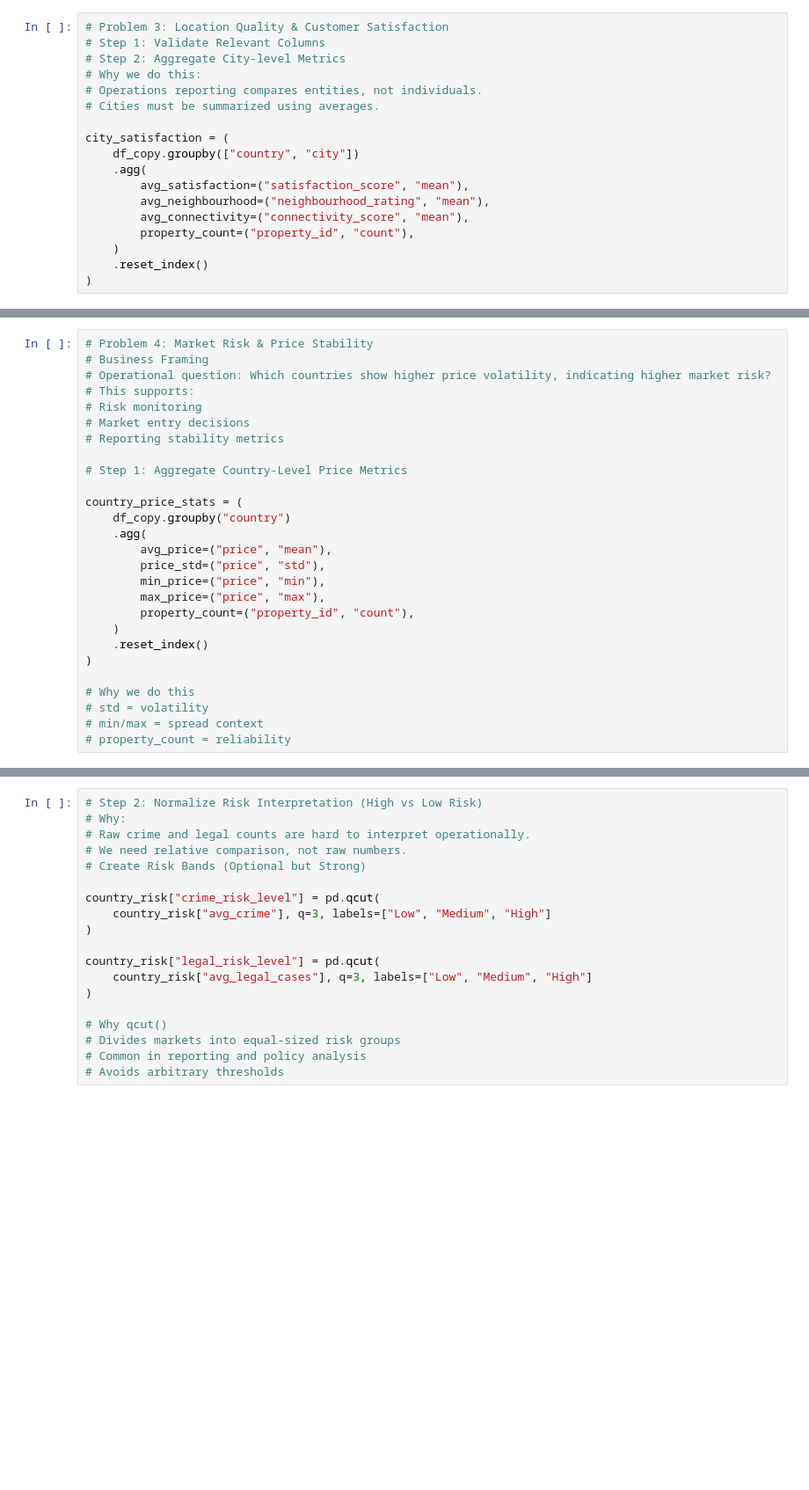
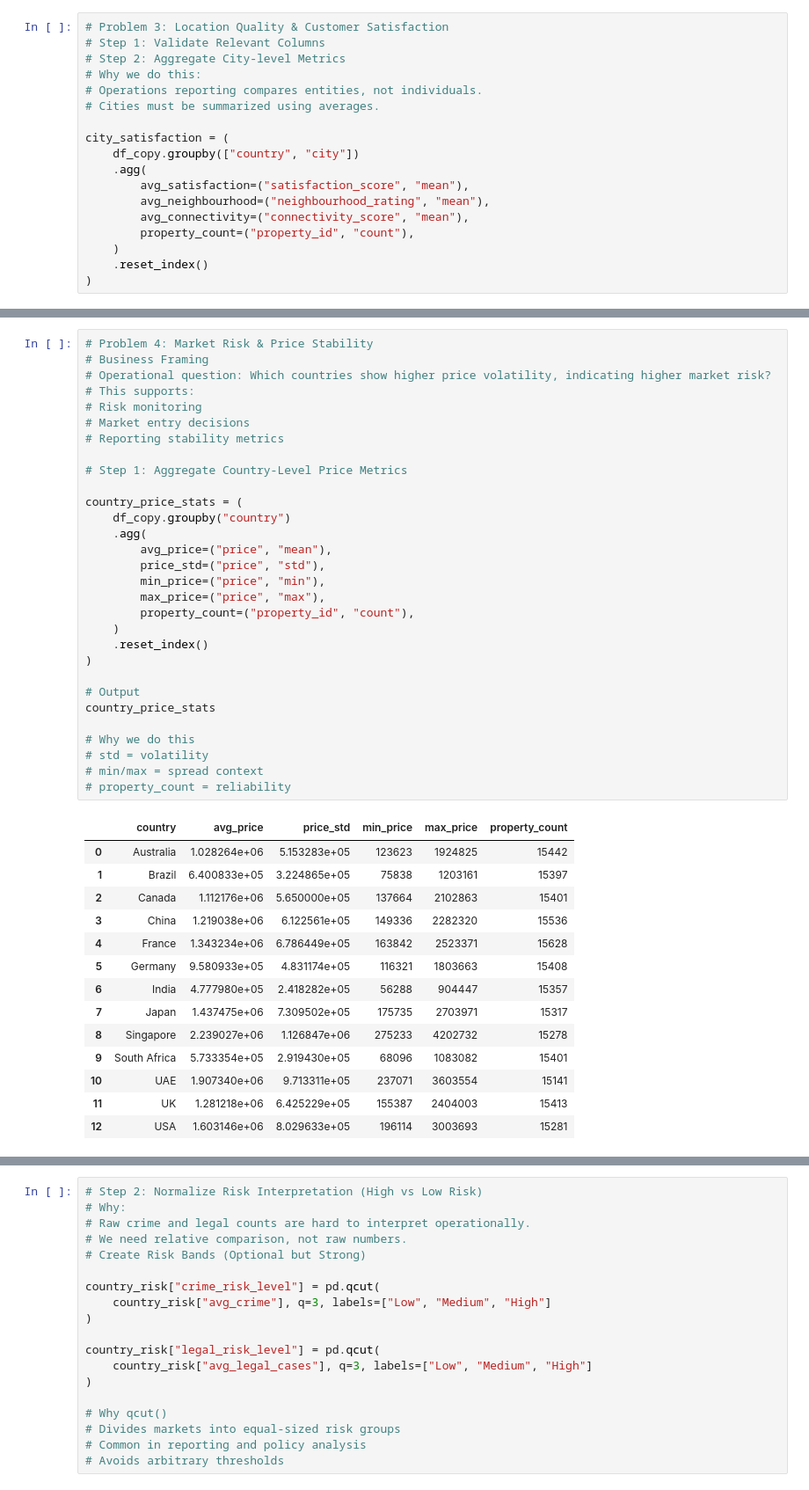
Before and after one commit to alhakimdata/python-data-analysis, a Jupyter notebook: Project-1_Global Housing Market Analysis/Global_house_purchase.ipynb, the cells around one changed output, grey strips where cells are left out. Shown at 88% size. Saved outputs shown, nothing was run; the diff lists cells and outputs as text; blank space fills up the shorter version.

```diff
--- a/Project-1_Global Housing Market Analysis/Global_house_purchase.ipynb
+++ b/Project-1_Global Housing Market Analysis/Global_house_purchase.ipynb
@@ -351,30 +474,48 @@ city_satisfaction[["avg_satisfaction", "avg_neighbourhood", "avg_connectivity"]]
 # %%
 # Problem 4: Market Risk & Price Stability
 # Business Framing
 # Operational question: Which countries show higher price volatility, indicating higher market risk?
 # This supports:
 # Risk monitoring
 # Market entry decisions
 # Reporting stability metrics
 
 # Step 1: Aggregate Country-Level Price Metrics
 
 country_price_stats = (
     df_copy.groupby("country")
     .agg(
         avg_price=("price", "mean"),
         price_std=("price", "std"),
         min_price=("price", "min"),
         max_price=("price", "max"),
         property_count=("property_id", "count"),
     )
     .reset_index()
 )
 
+# Output
+country_price_stats
+
 # Why we do this
 # std = volatility
 # min/max = spread context
 # property_count = reliability
+# %% [output]
+|  | country | avg_price | price_std | min_price | max_price | property_count |
+| 0 | Australia | 1.028264e+06 | 5.153283e+05 | 123623 | 1924825 | 15442 |
+| 1 | Brazil | 6.400833e+05 | 3.224865e+05 | 75838 | 1203161 | 15397 |
+| 2 | Canada | 1.112176e+06 | 5.650000e+05 | 137664 | 2102863 | 15401 |
+| 3 | China | 1.219038e+06 | 6.122561e+05 | 149336 | 2282320 | 15536 |
+| 4 | France | 1.343234e+06 | 6.786449e+05 | 163842 | 2523371 | 15628 |
+| 5 | Germany | 9.580933e+05 | 4.831174e+05 | 116321 | 1803663 | 15408 |
+| 6 | India | 4.777980e+05 | 2.418282e+05 | 56288 | 904447 | 15357 |
+| 7 | Japan | 1.437475e+06 | 7.309502e+05 | 175735 | 2703971 | 15317 |
+| 8 | Singapore | 2.239027e+06 | 1.126847e+06 | 275233 | 4202732 | 15278 |
+| 9 | South Africa | 5.733354e+05 | 2.919430e+05 | 68096 | 1083082 | 15401 |
+| 10 | UAE | 1.907340e+06 | 9.713311e+05 | 237071 | 3603554 | 15141 |
+| 11 | UK | 1.281218e+06 | 6.425229e+05 | 155387 | 2404003 | 15413 |
+| 12 | USA | 1.603146e+06 | 8.029633e+05 | 196114 | 3003693 | 15281 |
 # %%
 # Step 2: Normalize Volatility (Critical Step)
 # Raw standard deviation is misleading across price levels.
```
Also changed, not shown: parts of 68 cells of this notebook.
